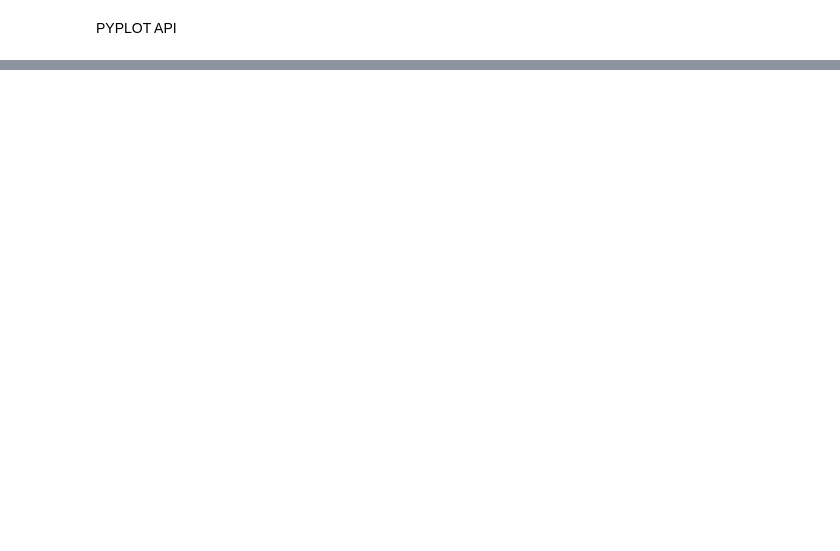
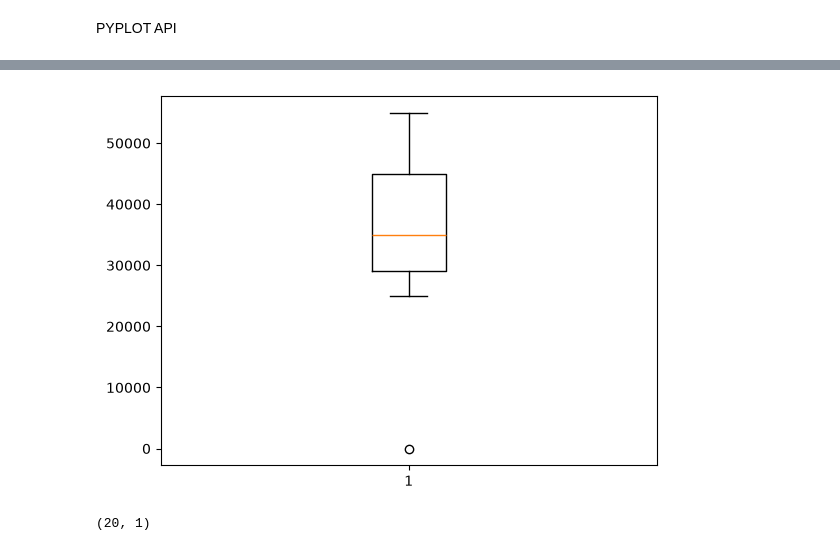
Before and after one commit to prakruthigowda55/Data-Science, a Jupyter notebook: Matplotlip/practice_1.ipynb, the cells around one changed output, grey strips where cells are left out. Drawn from its saved outputs; the diff is of its cells as text; code cells hidden in the pictures; blank space fills up the shorter version.

```diff
--- a/Matplotlip/practice_1.ipynb
+++ b/Matplotlip/practice_1.ipynb
@@ -26,0 +59,7 @@ df.head()
+# %%
+df.loc[20]=[0]
+# %%
+plt.boxplot(df["salary"])
+plt.show()  # outliers last dot
+# %% [output]
+[figure, added]
@@ -26,0 +68,4 @@ df.head()
+# %%
+df.shape
+# %% [output]
+(20, 1)
```
Also changed, not shown: parts of 45 cells of this notebook.
